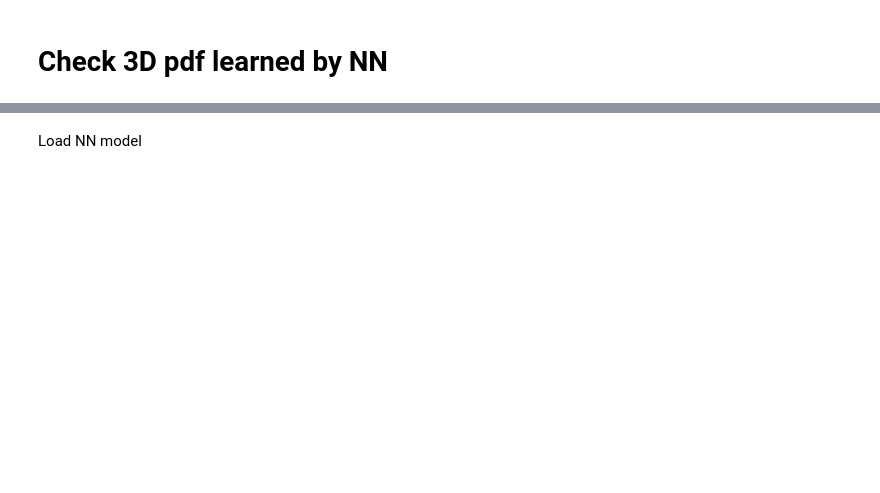
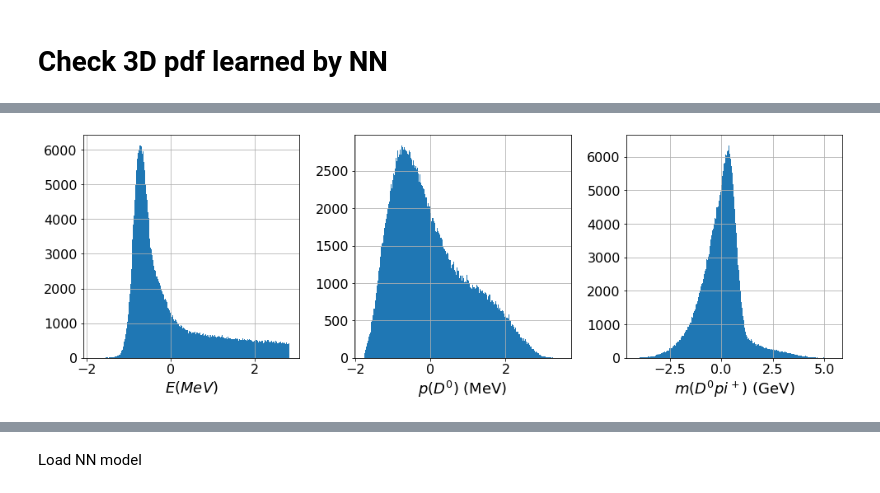
Before and after one commit to VitalyVorobyev/ddst, a Jupyter notebook: nnfit.ipynb, the cells around one changed output, grey strips where cells are left out. Cells and saved outputs as stored; diff of their text form; code cells hidden in the pictures; blank space fills up the shorter version.

```diff
--- a/nnfit.ipynb
+++ b/nnfit.ipynb
@@ -93,0 +70,6 @@ fig.tight_layout()
+# %%
+def normalize(data):
+    means = [np.mean(data[:,i]) for i in range(3)]
+    stds = [np.std(data[:,i]) for i in range(3)]
+    newdata = np.column_stack([(data[:, i] - means[i]) / stds[i] for i in range(3)])
+    return (newdata, means, stds)
@@ -93,0 +90,6 @@ fig.tight_layout()
+# %%
+fig, ax = plt.subplots(ncols=3, figsize=(14,5))
+draw_1d_projections(ax, mcvars_norm)
+fig.tight_layout()
+# %% [output]
+[figure, added]
```
Also changed, not shown: parts of 30 cells of this notebook.
